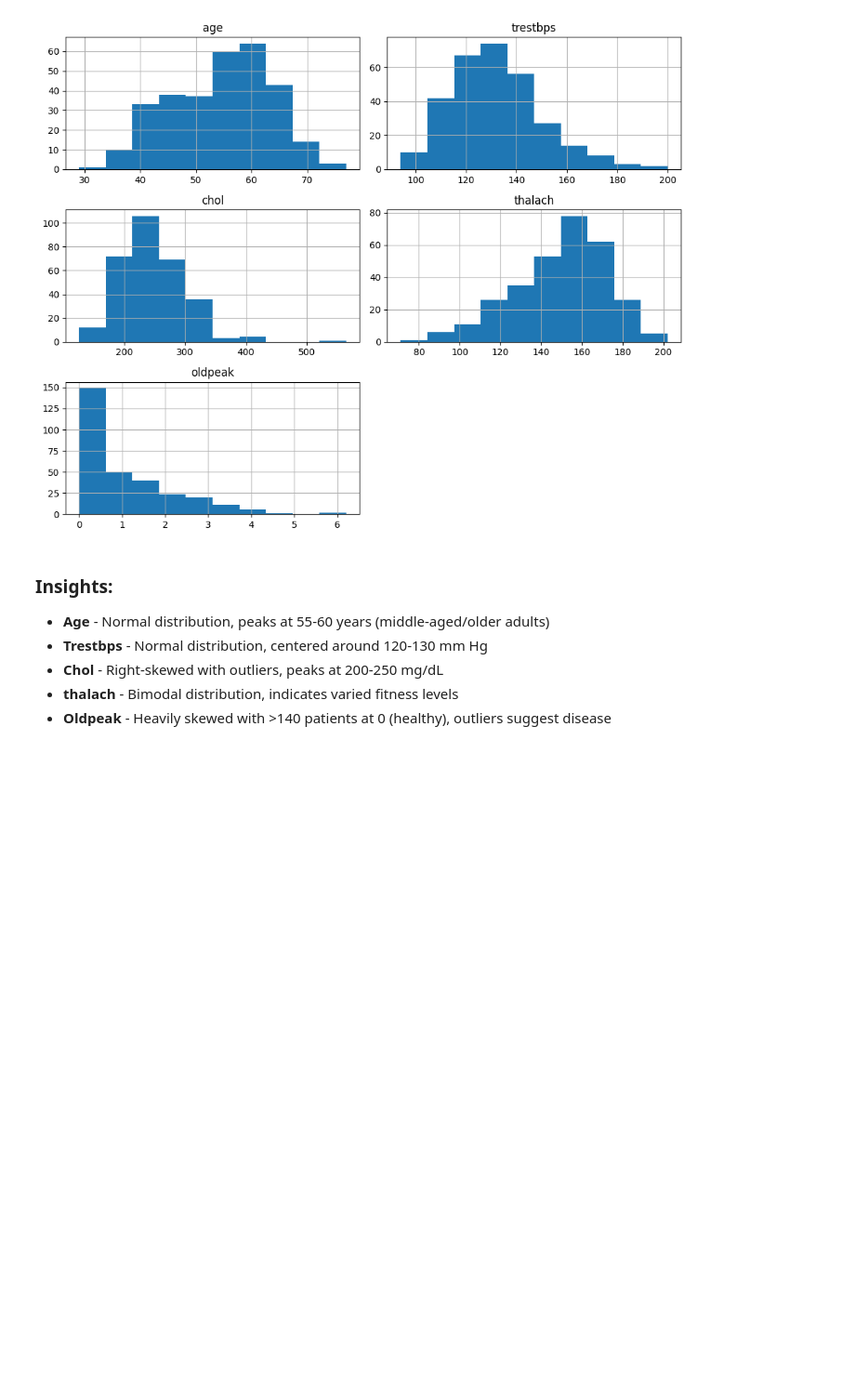
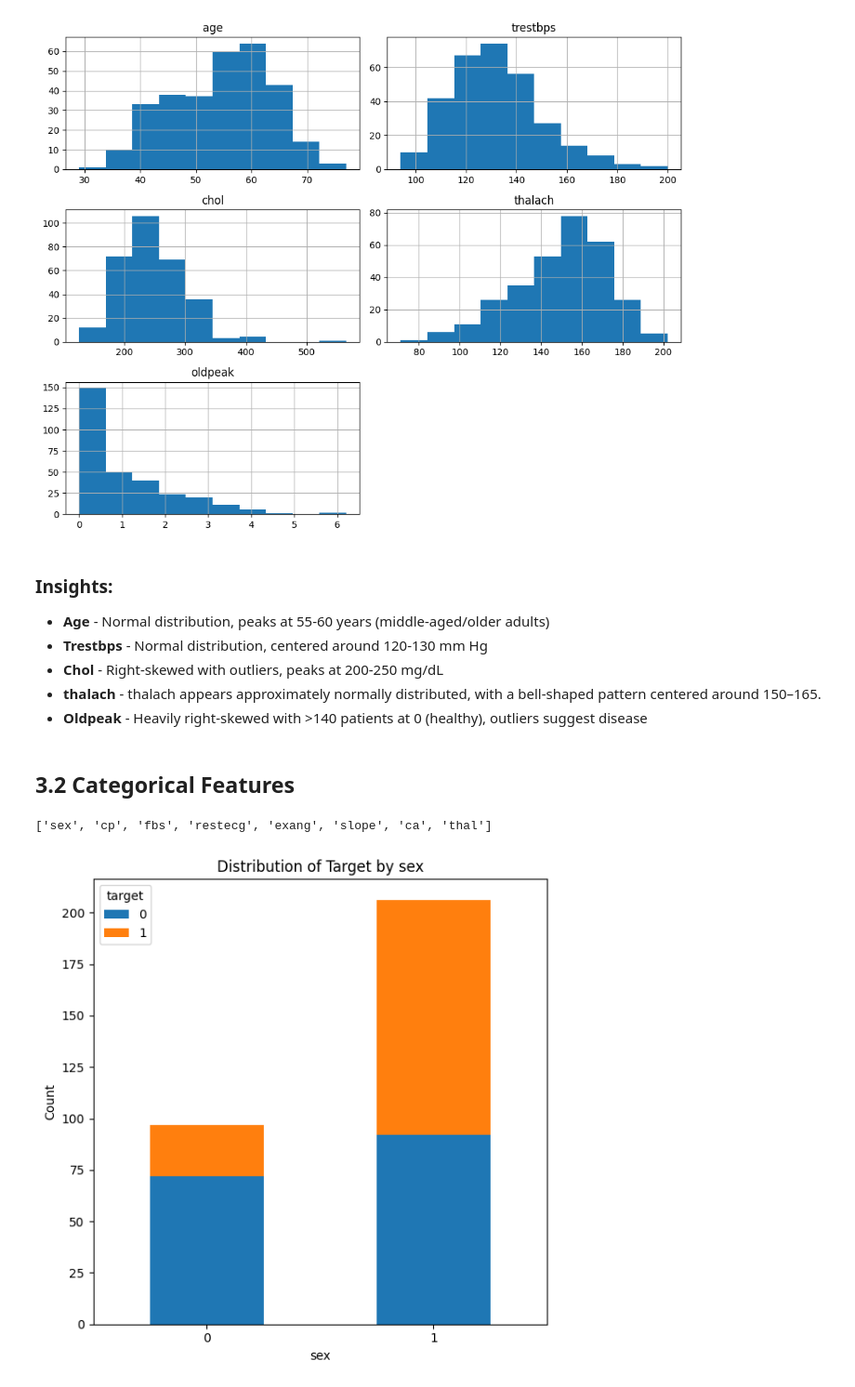
Before and after one commit to btduyforwork/heart-disease-dianosis, a Jupyter notebook: notebooks/heart_disease_FE.ipynb, the cells around one changed output. Shown at 93% size. Cells and saved outputs as stored; diff of their text form; code cells hidden in the pictures; blank space fills up the shorter version.

```diff
--- a/notebooks/heart_disease_FE.ipynb
+++ b/notebooks/heart_disease_FE.ipynb
@@ -172,5 +155,23 @@ plt.show()
 * **Age** - Normal distribution, peaks at 55-60 years (middle-aged/older adults)
 * **Trestbps** - Normal distribution, centered around 120-130 mm Hg
 * **Chol** - Right-skewed with outliers, peaks at 200-250 mg/dL
-* **thalach** - Bimodal distribution, indicates varied fitness levels
-* **Oldpeak** - Heavily skewed with >140 patients at 0 (healthy), outliers suggest disease
+* **thalach** - thalach appears approximately normally distributed, with a bell-shaped pattern centered around 150–165.
+* **Oldpeak** - Heavily right-skewed with >140 patients at 0 (healthy), outliers suggest disease
+# %% [markdown]
+## 3.2 Categorical Features
+# %%
+categorical_cols
+# %% [output]
+['sex', 'cp', 'fbs', 'restecg', 'exang', 'slope', 'ca', 'thal']
+# %%
+col="sex"
+plt.figure(figsize=(6, 6))
+raw_df.groupby([col, 'target']).size().unstack().plot(kind='bar', stacked=True, ax=plt.gca())
+plt.title(f'Distribution of Target by {col}')
+plt.xlabel(col)
+plt.ylabel('Count')
+plt.xticks(rotation=0)
+plt.tight_layout()
+plt.show()
+# %% [output]
+[figure, added]
```
Also changed, not shown: parts of 5 cells of this notebook.
